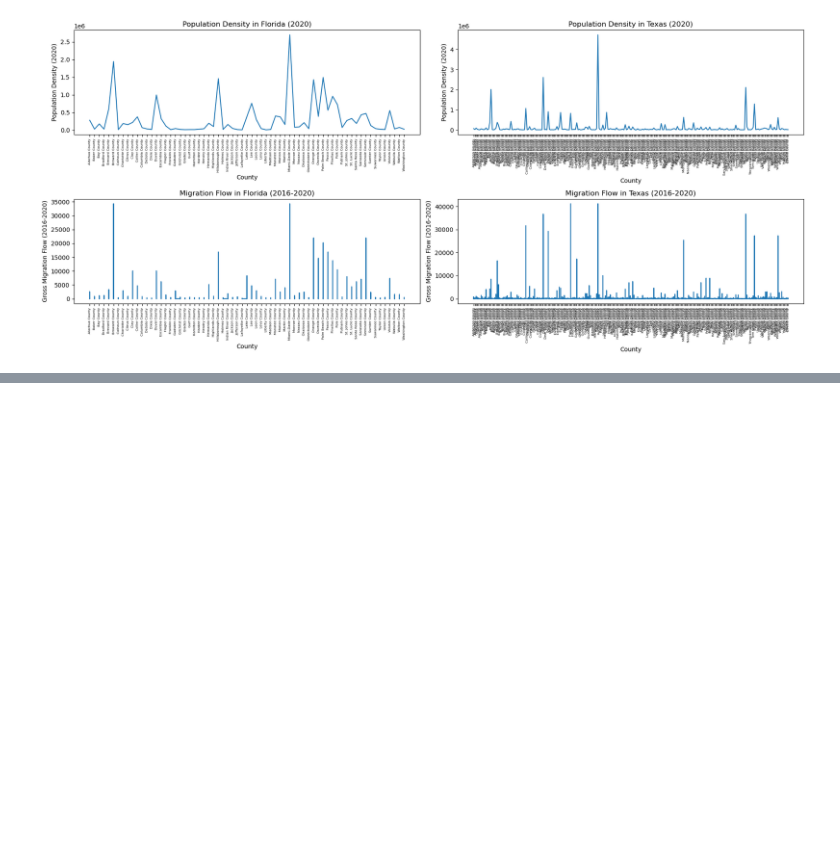
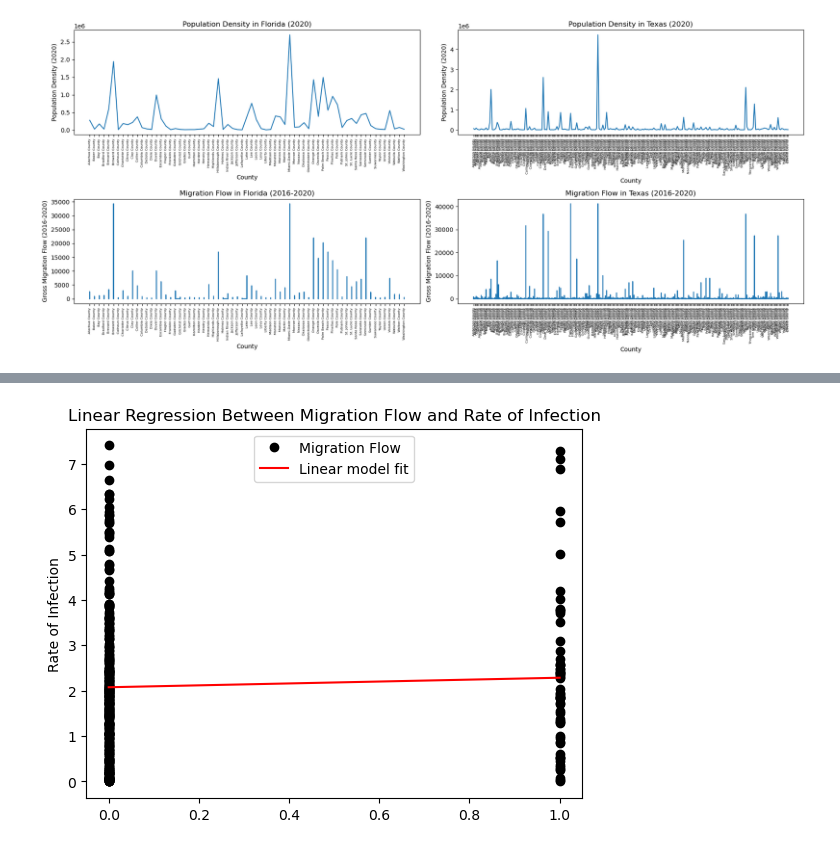
Before and after one commit to BeltranVV/Project1, a Jupyter notebook: Project.ipynb, the cells around one changed output, grey strips where cells are left out. Saved outputs shown, nothing was run; the diff lists cells and outputs as text; code cells hidden in the pictures; blank space fills up the shorter version.

```diff
--- a/Project.ipynb
+++ b/Project.ipynb
@@ -81,0 +162,10 @@ sum_cases_by_county['population density'] = df_2['B01001_calc_PopDensity']
+# %%
+sum_cases_by_county['Interaction Term'] = sum_cases_by_county['pd'] * sum_cases_by_county['mig flow_binary']
+
+X_4 = sum_cases_by_county[['pd', 'mig flow_binary', 'Interaction Term']]
+X_5= sm.add_constant(X_4)
+
+y_3 = sum_cases_by_county['roi']
+model_2 = sm.OLS(y_3, X_5).fit()
+results_2 = model_2.summary()
+print(results_2)
@@ -81,0 +190,20 @@ sum_cases_by_county['population density'] = df_2['B01001_calc_PopDensity']
+# %%
+X_m = np.c_[np.ones(len(sum_cases_by_county)), sum_cases_by_county['mig flow_binary']]
+y_m = sum_cases_by_county['roi']
+
+X_m = sm.add_constant(X_m)
+model = sm.OLS(y_m, X_m).fit()
+INTERCEPT2, SLOPE2 = model.params[0], model.params[1]
+
+tempx2 = [0, 1]
+plotting_temp2 = [SLOPE2 * x + INTERCEPT2 for x in tempx2]
+
+plt.plot(sum_cases_by_county['mig flow_binary'], sum_cases_by_county['roi'], 'ko')
+plt.plot(tempx2, plotting_temp2, 'r-')
+
+plt.ylabel('Rate of Infection')
+plt.title('Linear Regression Between Migration Flow and Rate of Infection')
+plt.legend(['Migration Flow', 'Linear model fit'])
+plt.show()
+# %% [output]
+[figure, added]
```
Also changed, not shown: parts of 19 cells of this notebook.
